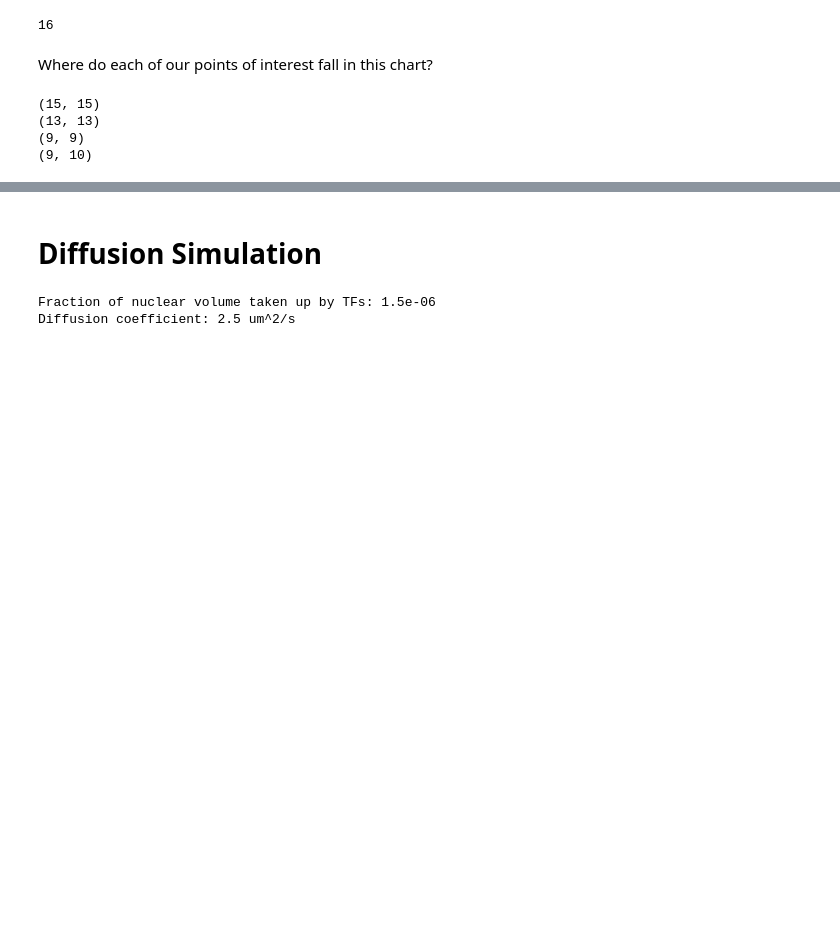
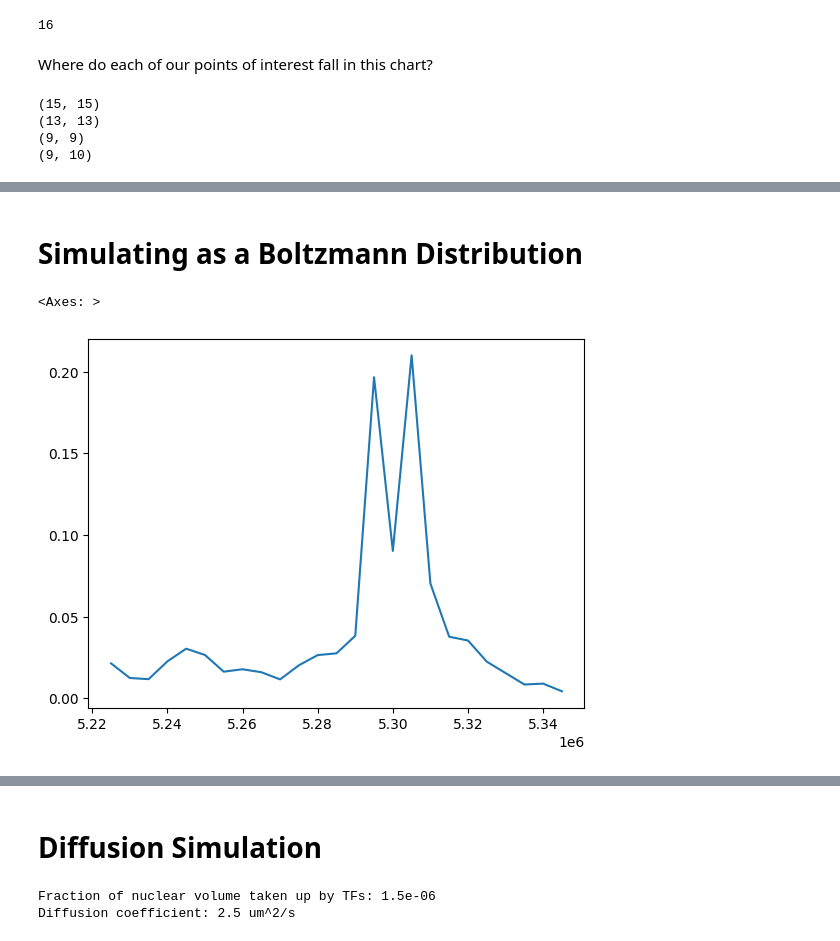
Before and after one commit to ishan-gaur/ep-modeling, a Jupyter notebook: main.ipynb, the cells around one changed output, grey strips where cells are left out. Drawn from its saved outputs; the diff is of its cells as text; code cells hidden in the pictures; blank space fills up the shorter version.

```diff
--- a/main.ipynb
+++ b/main.ipynb
@@ -99,0 +100,7 @@ sns.scatterplot(x=[mean(loc) for loc in locs], y=ac_levels / ac_levels[pos[HBE1]
+# %% [markdown]
+# Simulating as a Boltzmann Distribution
+# %%
+sns.lineplot(x=np.arange(HBG_TAG_loc[0], HBG_TAG_loc[1], res[-1]), y=probs)
+# %% [output]
+<Axes: >
+[figure, added]
```
Also changed, not shown: parts of 5 cells of this notebook.
